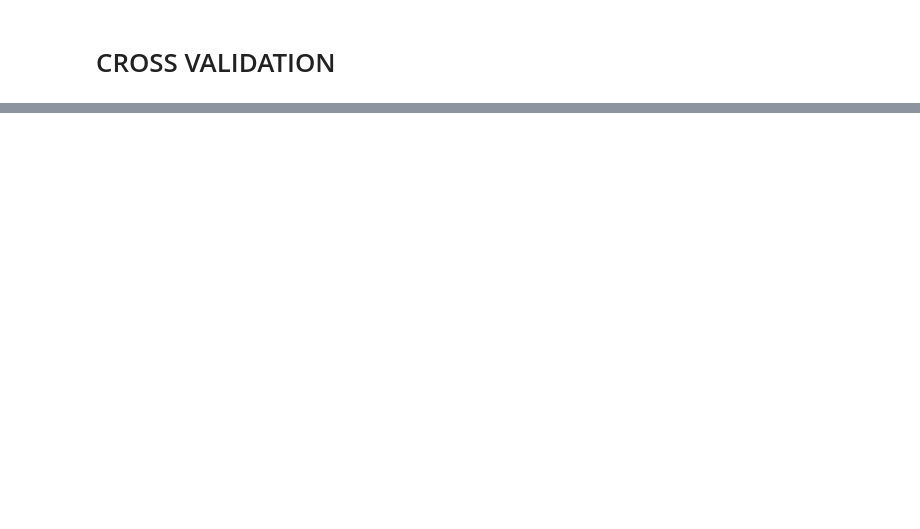
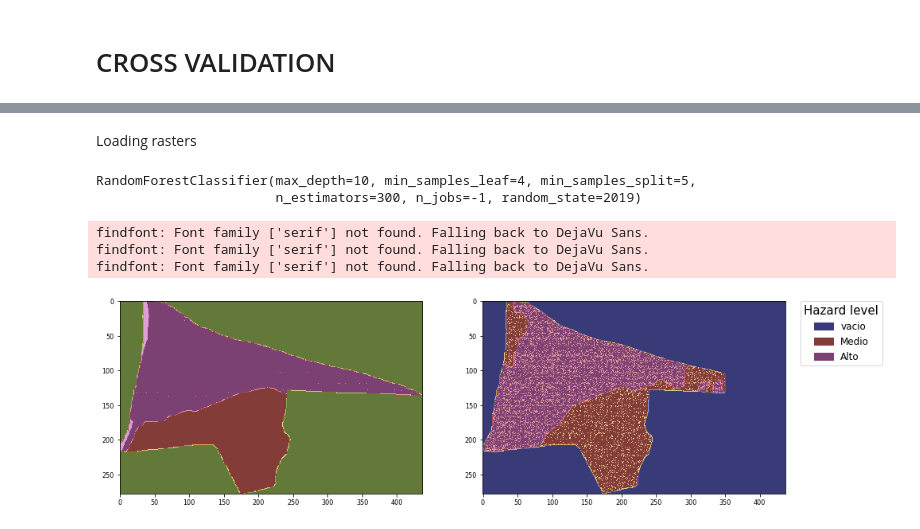
Before and after one commit to JoseZevallosR/PISCO_Peligro, a Jupyter notebook: code/Random Forest for hazard maps.ipynb, the cells around one changed output, grey strips where cells are left out. Cells and saved outputs as stored; diff of their text form; code cells hidden in the pictures; blank space fills up the shorter version.

```diff
--- a/code/Random Forest for hazard maps.ipynb
+++ b/code/Random Forest for hazard maps.ipynb
@@ -231,0 +266,47 @@ weighted avg       0.97      0.97      0.97     25568
+# %% [markdown]
+Loading rasters
+# %%
+# Tell GDAL to throw Python exceptions, and register all drivers
+gdal.UseExceptions()
+gdal.AllRegister()
+explanatory_rasters = os.listdir("D:/Proyectos_GitHub/PISCO_Peligro/data/rasters/input/")
+# Read in our predictors into img_ds and ROI is the current biome configuration
+
+img_ds=[gdal.Open("D:/Proyectos_GitHub/PISCO_Peligro/data/rasters/input/"+pred, gdal.GA_ReadOnly) for pred in explanatory_rasters]
+
+roi_ds = gdal.Open('D:/Proyectos_GitHub/PISCO_Peligro/data/rasters/target/hazard.tif', gdal.GA_ReadOnly)
+
+#saving the image as arrays
+img = [img_ds[i].GetRasterBand(1).ReadAsArray() for i in range(len(img_ds))]
+
+roi = roi_ds.GetRasterBand(1).ReadAsArray().astype(np.uint8)
+# %%
+n,m=img[1].shape
+target=-1*np.ones((n*m))
+predictores=[]
+for i in range(len(img)):
+    predictores.append(img[i].reshape(n*m))
+
+
+#las columnas son los datos de los rasters
+covariable=pd.DataFrame(np.concatenate([predictores])).transpose()
+#nombre de las columnas
+covariable.columns=[explanatory_rasters[i].split('.')[0] for i in range(len(explanatory_rasters))]
+#cleanning negative values in predictors
+covariable[covariable<-100]=np.nan
+covariable.columns=['capacity_value','dem_value','slope_value','soil_value']
+# %%
+#Training the model with the 80% data
+rdf.fit(xtrain,ytrain)
+# %% [output]
+RandomForestClassifier(max_depth=10, min_samples_leaf=4, min_samples_split=5,
+                       n_estimators=300, n_jobs=-1, random_state=2019)
+# %%
+result=predictions(covariable,rdf,target).reshape(n,m)
+# %%
+show_field(roi,result)
+# %% [output]
+findfont: Font family ['serif'] not found. Falling back to DejaVu Sans.
+findfont: Font family ['serif'] not found. Falling back to DejaVu Sans.
+findfont: Font family ['serif'] not found. Falling back to DejaVu Sans.
+[figure, added]
```
Also changed, not shown: parts of 8 cells of this notebook, 1 other file.
